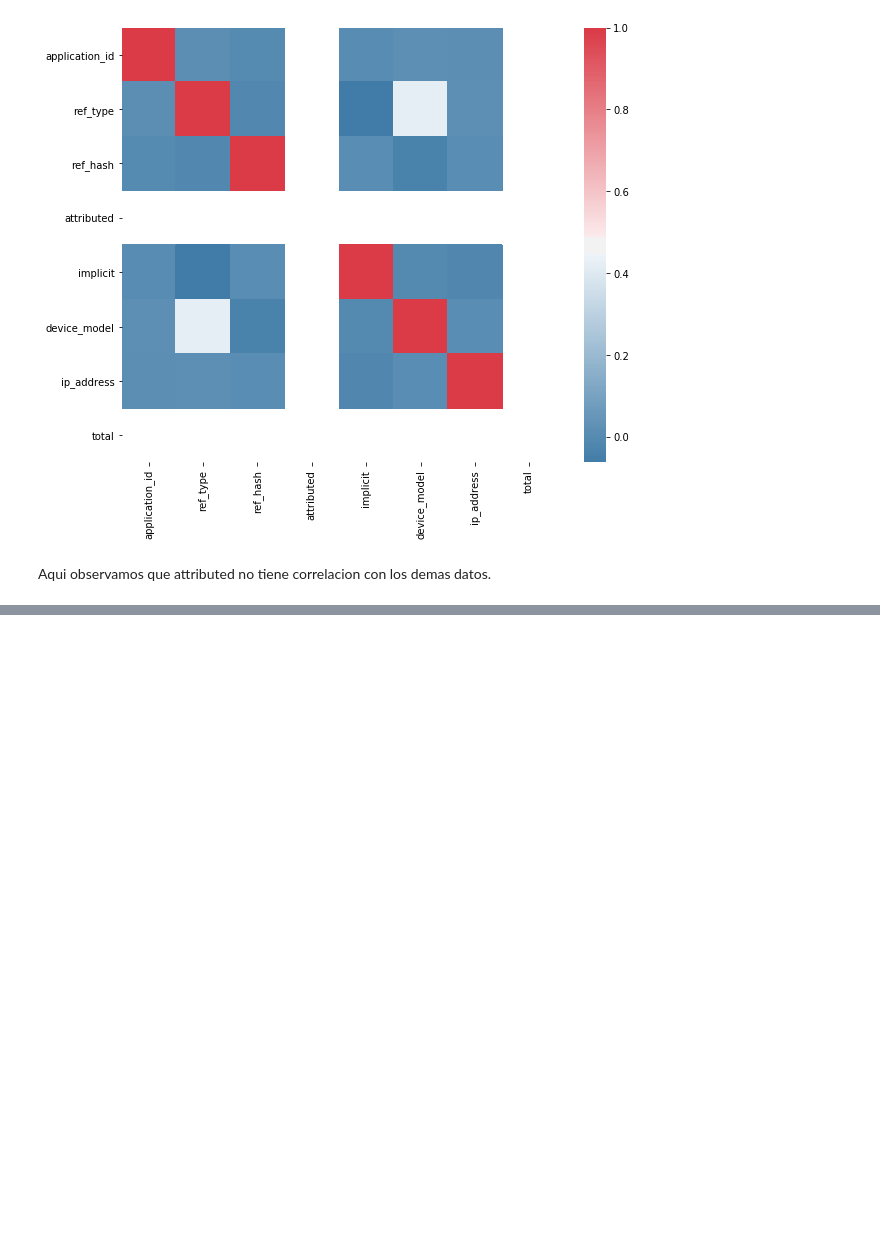
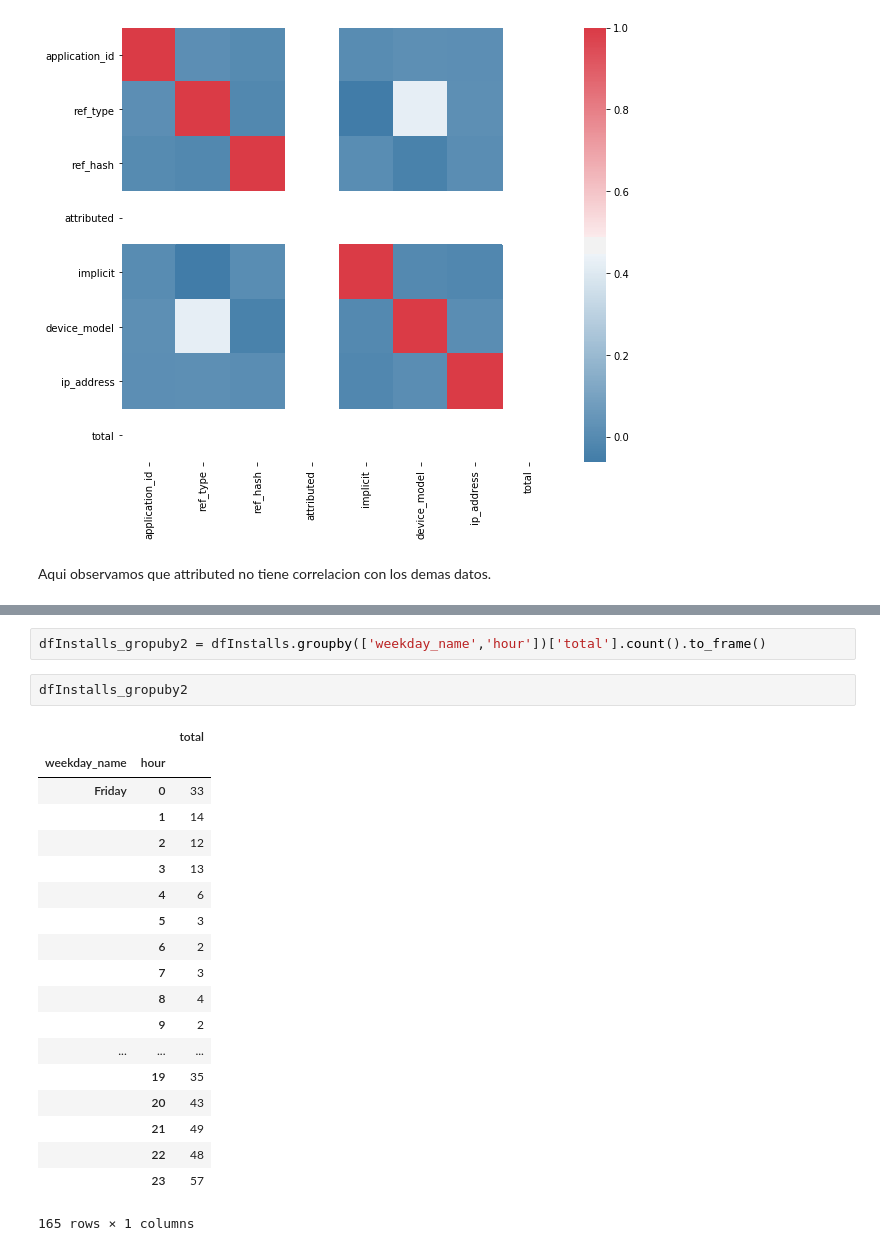
Before and after one commit to faristegui/tpdatos2019, a Jupyter notebook: notebooks/Installs_Analisis_cesar.ipynb, the cells around one changed output, grey strips where cells are left out. Drawn from its saved outputs; the diff is of its cells as text; blank space fills up the shorter version.

```diff
--- a/notebooks/Installs_Analisis_cesar.ipynb
+++ b/notebooks/Installs_Analisis_cesar.ipynb
@@ -300,0 +316,24 @@ Aqui observamos que attributed no tiene correlacion con los demas datos.
+# %%
+dfInstalls_gropuby2 = dfInstalls.groupby(['weekday_name','hour'])['total'].count().to_frame()
+# %%
+dfInstalls_gropuby2
+# %% [output]
+|  |  | total |
+| weekday_name | hour |  |
+| Friday | 0 | 33 |
+|  | 1 | 14 |
+|  | 2 | 12 |
+|  | 3 | 13 |
+|  | 4 | 6 |
+|  | 5 | 3 |
+|  | 6 | 2 |
+|  | 7 | 3 |
+|  | 8 | 4 |
+|  | 9 | 2 |
+| ... | ... | ... |
+|  | 19 | 35 |
+|  | 20 | 43 |
+|  | 21 | 49 |
+|  | 22 | 48 |
+|  | 23 | 57 |
+165 rows × 1 columns
```
Also changed, not shown: parts of 9 cells of this notebook, 1 other file.
